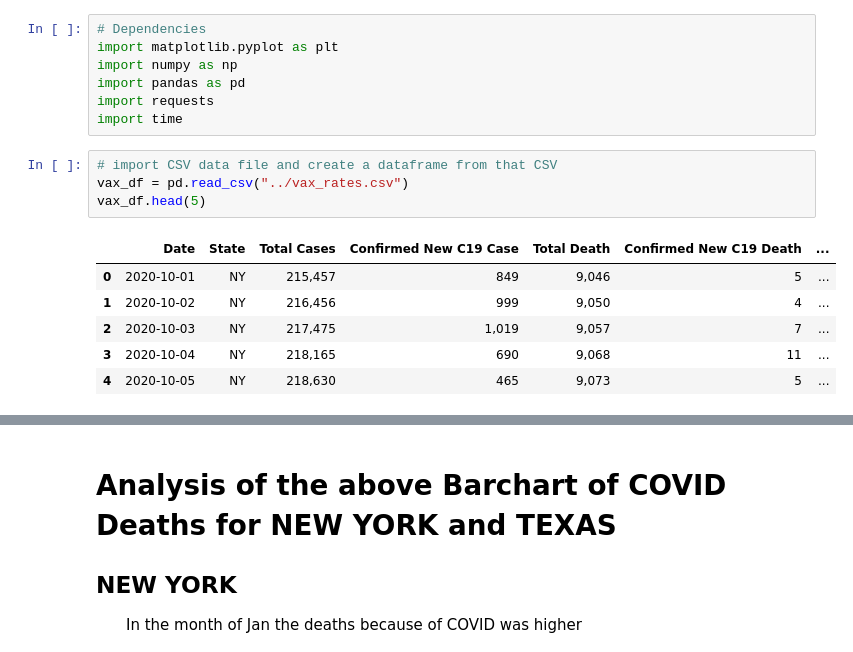
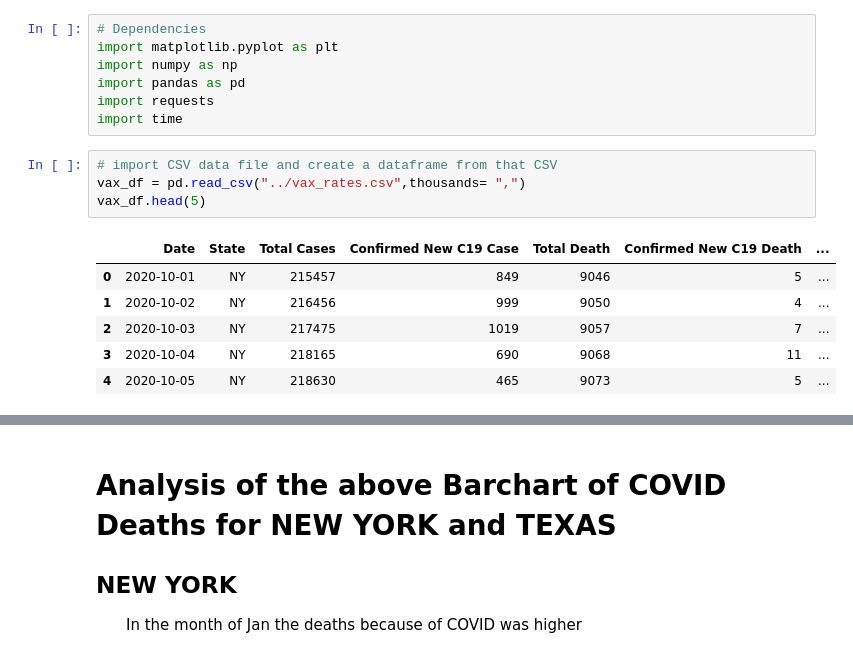
Before and after one commit to kmusunuri1/Project-1, a Jupyter notebook: Kok_vax_adm_impact/kok_vax_admin_impact_rate.ipynb, the cells around one changed output, grey strips where cells are left out. Cells and saved outputs as stored; diff of their text form.

```diff
--- a/Kok_vax_adm_impact/kok_vax_admin_impact_rate.ipynb
+++ b/Kok_vax_adm_impact/kok_vax_admin_impact_rate.ipynb
@@ -7,12 +7,12 @@ import requests
 import time
 # %%
 # import CSV data file and create a dataframe from that CSV
-vax_df = pd.read_csv("../vax_rates.csv")
+vax_df = pd.read_csv("../vax_rates.csv",thousands= ",")
 vax_df.head(5)
 # %% [output]
 |  | Date | State | Total Cases | Confirmed New C19 Case | Total Death | Confirmed New C19 Death | ... |
-| 0 | 2020-10-01 | NY | 215,457 | 849 | 9,046 | 5 | ... |
-| 1 | 2020-10-02 | NY | 216,456 | 999 | 9,050 | 4 | ... |
-| 2 | 2020-10-03 | NY | 217,475 | 1,019 | 9,057 | 7 | ... |
-| 3 | 2020-10-04 | NY | 218,165 | 690 | 9,068 | 11 | ... |
-| 4 | 2020-10-05 | NY | 218,630 | 465 | 9,073 | 5 | ... |
+| 0 | 2020-10-01 | NY | 215457 | 849 | 9046 | 5 | ... |
+| 1 | 2020-10-02 | NY | 216456 | 999 | 9050 | 4 | ... |
+| 2 | 2020-10-03 | NY | 217475 | 1019 | 9057 | 7 | ... |
+| 3 | 2020-10-04 | NY | 218165 | 690 | 9068 | 11 | ... |
+| 4 | 2020-10-05 | NY | 218630 | 465 | 9073 | 5 | ... |
```
Also changed, not shown: parts of 18 cells of this notebook.
